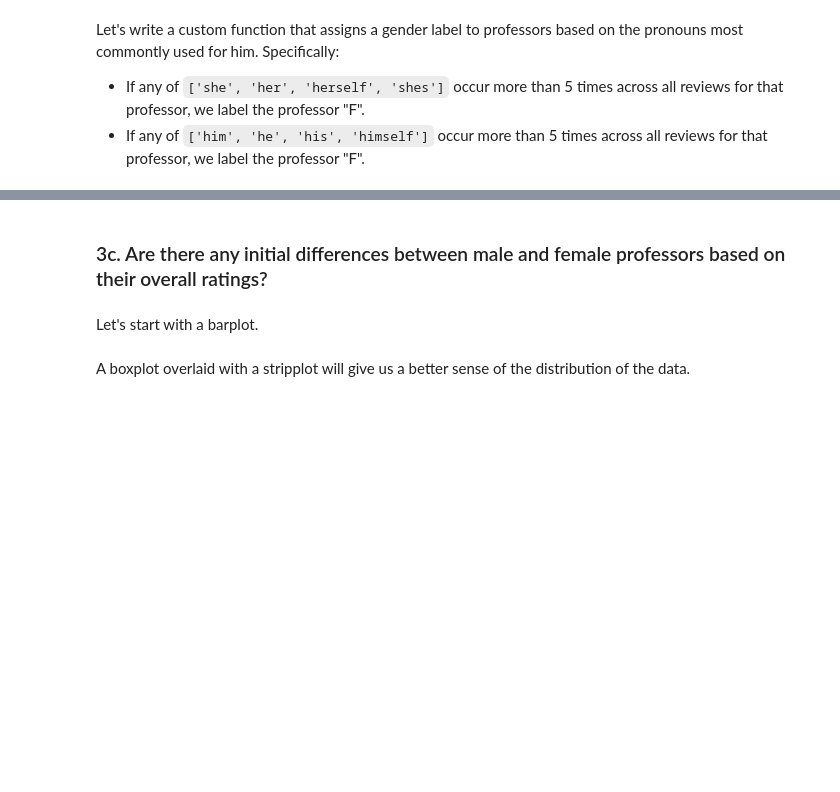
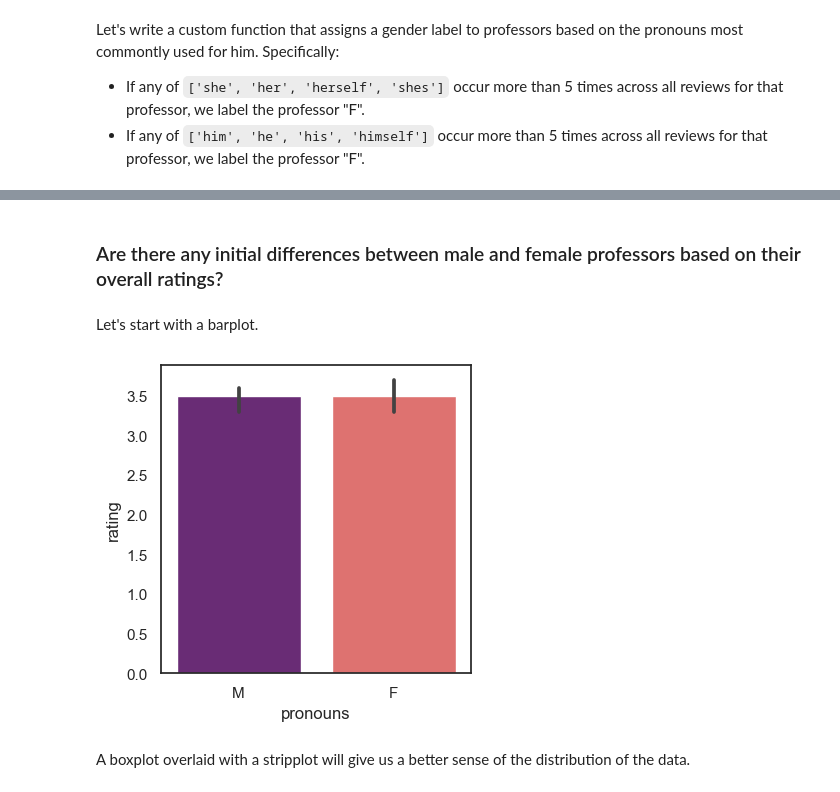
Before and after one commit to SirTee12/Gender-Bias-Text-Analysis, a Jupyter notebook: Gender-Bias-Text-Analysis.ipynb, the cells around one changed output, grey strips where cells are left out. Drawn from its saved outputs; the diff is of its cells as text; code cells hidden in the pictures; blank space fills up the shorter version.

Commit message:
Added visualizations

```diff
--- a/Gender-Bias-Text-Analysis.ipynb
+++ b/Gender-Bias-Text-Analysis.ipynb
@@ -197,11 +197,15 @@ prof_review.head()
 # %% [markdown]
-### 3c. Are there any initial differences between male and female professors based on their overall ratings?
+### Are there any initial differences between male and female professors based on their overall ratings?
 # %% [markdown]
 Let's start with a barplot.
 # %%
-plt.figure(figsize=(____))
-____
+plt.figure(figsize=(4,4))
+sns.barplot(data = prof_review, x = 'pronouns',
+           y = 'rating', palette='magma',
+           estimator='median')
 plt.show()
+# %% [output]
+[figure, added]
 # %% [markdown]
 A boxplot overlaid with a stripplot will give us a better sense of the distribution of the data.
 # %%
```
Also changed, not shown: parts of 4 cells of this notebook.
